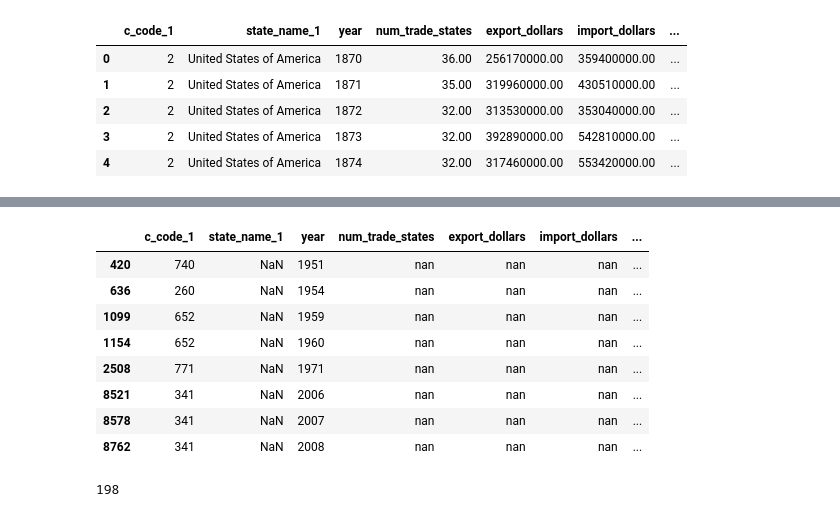
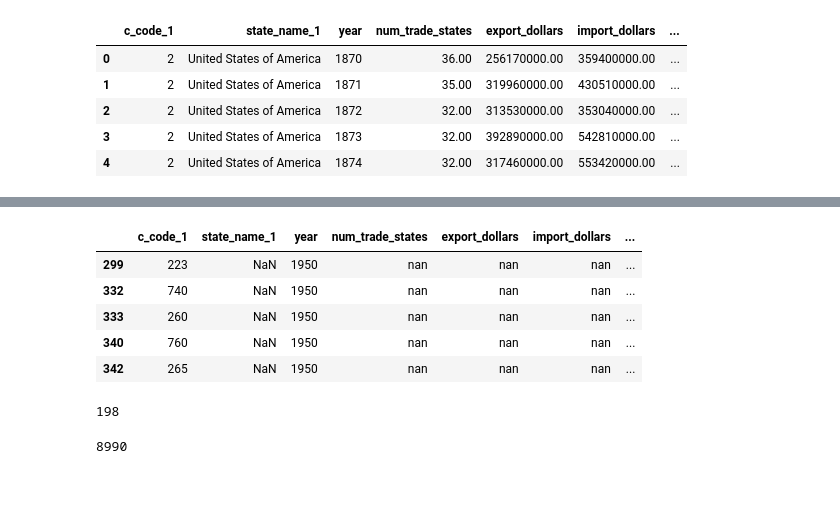
Before and after one commit to cyaris/international_armed_conflict, a Jupyter notebook: Armed Conflict Data Clean.ipynb, the cells around one changed output, grey strips where cells are left out. Drawn from its saved outputs; the diff is of its cells as text; code cells hidden in the pictures; blank space fills up the shorter version.

```diff
--- a/Armed Conflict Data Clean.ipynb
+++ b/Armed Conflict Data Clean.ipynb
@@ -341,0 +393,8 @@ wrp_df.head()
+# %%
+wrp_df = pd.DataFrame(row_list)
+
+wrp_df.columns = ['year', 'c_code_1', 'state_name_1', 'total_protestant',
+         'total_catholic', 'total_christian', 'total_jewish',
+         'total_sunni', 'total_shia', 'total_islam',
+         'total_buddhist', 'total_hindu', 'total_sikh',
+         'total_shinto', 'total_non_religious']
@@ -382,3 +768,9 @@ three_df.head()
 | 2 | 2 | United States of America | 1872 | 32.00 | 313530000.00 | 353040000.00 | ... |
 | 3 | 2 | United States of America | 1873 | 32.00 | 392890000.00 | 542810000.00 | ... |
 | 4 | 2 | United States of America | 1874 | 32.00 | 317460000.00 | 553420000.00 | ... |
+# %%
+four_df = pd.merge(three_df, wrp_df, how = 'outer', on = ['c_code_1', 'year'])
+
+four_df.rename({'state_name_1_x': 'state_name_1'}, axis = 1, inplace = True)
+
+four_df.drop(['state_name_1_y'], axis = 1, inplace = True)
@@ -385,5 +786,5 @@ three_df.head()
 # %%
-df = pd.merge(three_df, gov_df, how = 'inner', on = ['c_code_1', 'year'])
+df = pd.merge(four_df, gov_df, how = 'inner', on = ['c_code_1', 'year'])
 
 df = df.sort_values(by = 'year', ascending = True).reset_index()
 
@@ -402,5 +803,3 @@ df.head()
-# %%
-df = df[df['year'] >= 1945]
 # %%
 df.loc[df['export_dollars'] == 0, 'export_dollars'] = None
 df.loc[df['import_dollars'] == 0, 'import_dollars'] = None
@@ -429,16 +830,17 @@ df.loc[df['highest_hostility_mode'].isnull(), 'highest_hostility_mode'] = 1
 # %%
-df[df['state_name_1'].isnull()]
+df[df['state_name_1'].isnull()].head()
 # %% [output]
 |  | c_code_1 | state_name_1 | year | num_trade_states | export_dollars | import_dollars | ... |
-| 420 | 740 | NaN | 1951 | nan | nan | nan | ... |
-| 636 | 260 | NaN | 1954 | nan | nan | nan | ... |
-| 1099 | 652 | NaN | 1959 | nan | nan | nan | ... |
-| 1154 | 652 | NaN | 1960 | nan | nan | nan | ... |
-| 2508 | 771 | NaN | 1971 | nan | nan | nan | ... |
-| 8521 | 341 | NaN | 2006 | nan | nan | nan | ... |
-| 8578 | 341 | NaN | 2007 | nan | nan | nan | ... |
-| 8762 | 341 | NaN | 2008 | nan | nan | nan | ... |
+| 299 | 223 | NaN | 1950 | nan | nan | nan | ... |
+| 332 | 740 | NaN | 1950 | nan | nan | nan | ... |
+| 333 | 260 | NaN | 1950 | nan | nan | nan | ... |
+| 340 | 760 | NaN | 1950 | nan | nan | nan | ... |
+| 342 | 265 | NaN | 1950 | nan | nan | nan | ... |
 # %%
 len(df['c_code_1'].unique())
 # %% [output]
 198
+# %%
+len(df)
+# %% [output]
+8990
```
Also changed, not shown: parts of 29 cells of this notebook, 3 other files.
